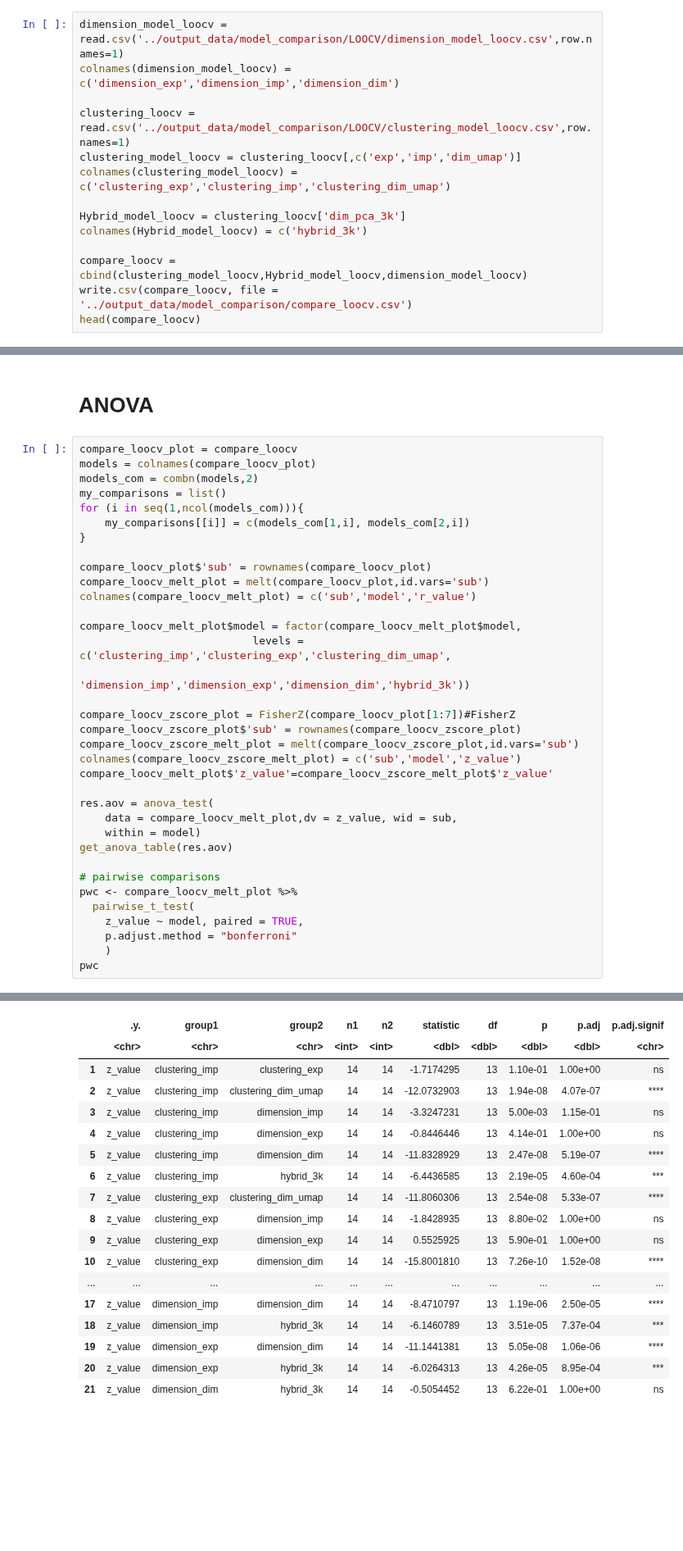
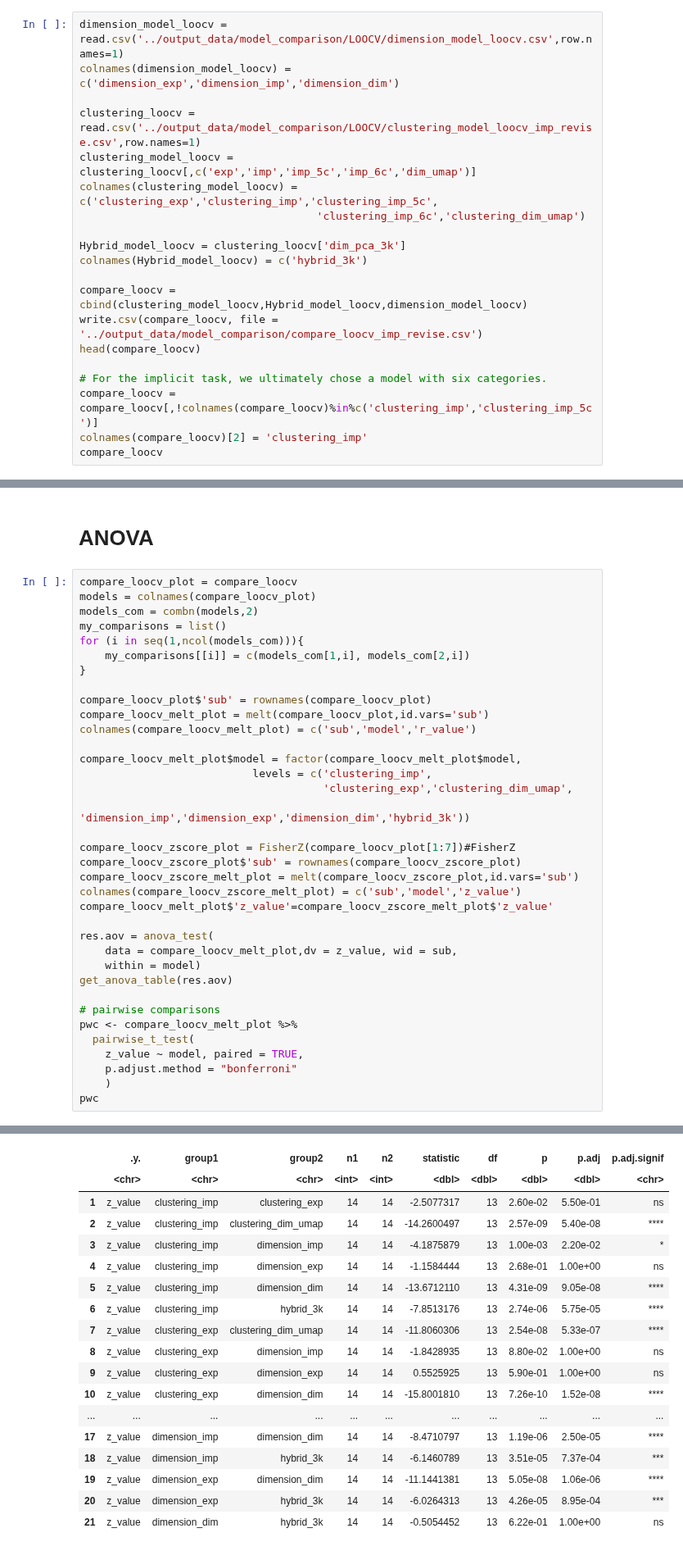
Before and after one commit to BNU-Wang-MSN-Lab/FAVEE-HPP, a Jupyter notebook: Study1/Categorical_model/LoocvModelCompare/Models comparison.ipynb, the cells around one changed output, grey strips where cells are left out. Shown at 82% size. Cells and saved outputs as stored; diff of their text form; blank space fills up the shorter version.

```diff
--- a/Study1/Categorical_model/LoocvModelCompare/Models comparison.ipynb
+++ b/Study1/Categorical_model/LoocvModelCompare/Models comparison.ipynb
@@ -12,14 +12,20 @@ library(plotly)
 dimension_model_loocv = read.csv('../output_data/model_comparison/LOOCV/dimension_model_loocv.csv',row.names=1)
 colnames(dimension_model_loocv) = c('dimension_exp','dimension_imp','dimension_dim')
 
-clustering_loocv = read.csv('../output_data/model_comparison/LOOCV/clustering_model_loocv.csv',row.names=1)
-clustering_model_loocv = clustering_loocv[,c('exp','imp','dim_umap')]
-colnames(clustering_model_loocv) = c('clustering_exp','clustering_imp','clustering_dim_umap')
+clustering_loocv = read.csv('../output_data/model_comparison/LOOCV/clustering_model_loocv_imp_revise.csv',row.names=1)
+clustering_model_loocv = clustering_loocv[,c('exp','imp','imp_5c','imp_6c','dim_umap')]
+colnames(clustering_model_loocv) = c('clustering_exp','clustering_imp','clustering_imp_5c',
+                                     'clustering_imp_6c','clustering_dim_umap')
 
 Hybrid_model_loocv = clustering_loocv['dim_pca_3k']
 colnames(Hybrid_model_loocv) = c('hybrid_3k')
 
 compare_loocv = cbind(clustering_model_loocv,Hybrid_model_loocv,dimension_model_loocv)
-write.csv(compare_loocv, file = '../output_data/model_comparison/compare_loocv.csv')
+write.csv(compare_loocv, file = '../output_data/model_comparison/compare_loocv_imp_revise.csv')
 head(compare_loocv)
+
+# For the implicit task, we ultimately chose a model with six categories.
+compare_loocv = compare_loocv[,!colnames(compare_loocv)%in%c('clustering_imp','clustering_imp_5c')]
+colnames(compare_loocv)[2] = 'clustering_imp'
+compare_loocv
 # %% [output]
@@ -48,8 +71,9 @@ compare_loocv_melt_plot = melt(compare_loocv_plot,id.vars='sub')
 colnames(compare_loocv_melt_plot) = c('sub','model','r_value')
 
 compare_loocv_melt_plot$model = factor(compare_loocv_melt_plot$model,
-                           levels = c('clustering_imp','clustering_exp','clustering_dim_umap',
-                                'dimension_imp','dimension_exp','dimension_dim','hybrid_3k'))
+                           levels = c('clustering_imp',
+                                      'clustering_exp','clustering_dim_umap',
+                                      'dimension_imp','dimension_exp','dimension_dim','hybrid_3k'))
 
 compare_loocv_zscore_plot = FisherZ(compare_loocv_plot[1:7])#FisherZ
 compare_loocv_zscore_plot$'sub' = rownames(compare_loocv_zscore_plot)
@@ -77,12 +101,12 @@ A anova_test: 1 × 7
 A rstatix_test: 21 × 10
 |  | .y. | group1 | group2 | n1 | n2 | statistic | df | p | p.adj | p.adj.signif |
 |  | <chr> | <chr> | <chr> | <int> | <int> | <dbl> | <dbl> | <dbl> | <dbl> | <chr> |
-| 1 | z_value | clustering_imp | clustering_exp | 14 | 14 | -1.7174295 | 13 | 1.10e-01 | 1.00e+00 | ns |
-| 2 | z_value | clustering_imp | clustering_dim_umap | 14 | 14 | -12.0732903 | 13 | 1.94e-08 | 4.07e-07 | **** |
-| 3 | z_value | clustering_imp | dimension_imp | 14 | 14 | -3.3247231 | 13 | 5.00e-03 | 1.15e-01 | ns |
-| 4 | z_value | clustering_imp | dimension_exp | 14 | 14 | -0.8446446 | 13 | 4.14e-01 | 1.00e+00 | ns |
-| 5 | z_value | clustering_imp | dimension_dim | 14 | 14 | -11.8328929 | 13 | 2.47e-08 | 5.19e-07 | **** |
-| 6 | z_value | clustering_imp | hybrid_3k | 14 | 14 | -6.4436585 | 13 | 2.19e-05 | 4.60e-04 | *** |
+| 1 | z_value | clustering_imp | clustering_exp | 14 | 14 | -2.5077317 | 13 | 2.60e-02 | 5.50e-01 | ns |
+| 2 | z_value | clustering_imp | clustering_dim_umap | 14 | 14 | -14.2600497 | 13 | 2.57e-09 | 5.40e-08 | **** |
+| 3 | z_value | clustering_imp | dimension_imp | 14 | 14 | -4.1875879 | 13 | 1.00e-03 | 2.20e-02 | * |
+| 4 | z_value | clustering_imp | dimension_exp | 14 | 14 | -1.1584444 | 13 | 2.68e-01 | 1.00e+00 | ns |
+| 5 | z_value | clustering_imp | dimension_dim | 14 | 14 | -13.6712110 | 13 | 4.31e-09 | 9.05e-08 | **** |
+| 6 | z_value | clustering_imp | hybrid_3k | 14 | 14 | -7.8513176 | 13 | 2.74e-06 | 5.75e-05 | **** |
 | 7 | z_value | clustering_exp | clustering_dim_umap | 14 | 14 | -11.8060306 | 13 | 2.54e-08 | 5.33e-07 | **** |
 | 8 | z_value | clustering_exp | dimension_imp | 14 | 14 | -1.8428935 | 13 | 8.80e-02 | 1.00e+00 | ns |
 | 9 | z_value | clustering_exp | dimension_exp | 14 | 14 | 0.5525925 | 13 | 5.90e-01 | 1.00e+00 | ns |
```
Also changed, not shown: parts of 4 cells of this notebook, 7 other files.
